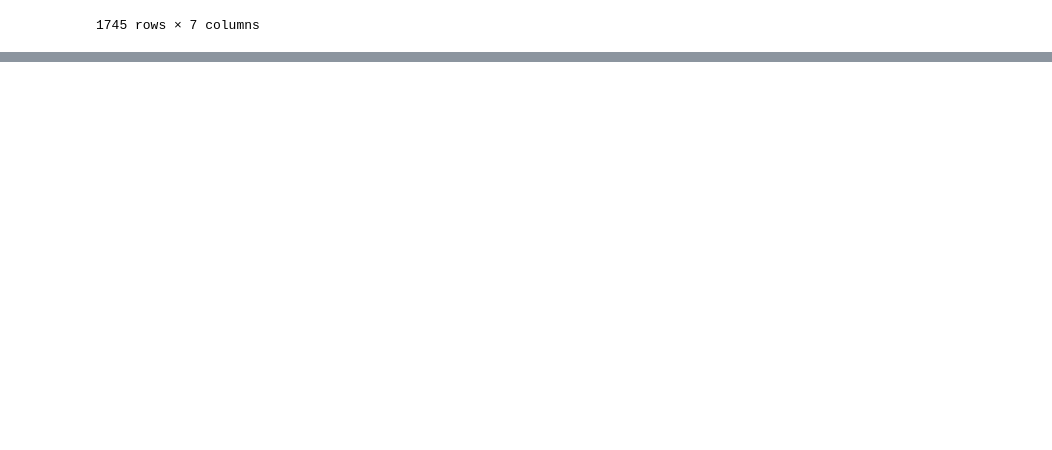
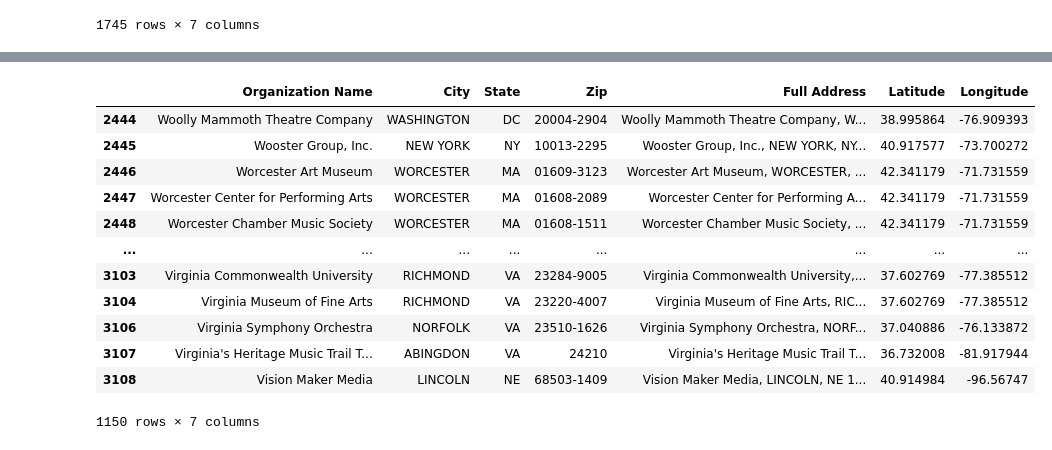
Before and after one commit to kristenvinh/NEA_NEH_Mapping, a Jupyter notebook: geocoding_cleaning.ipynb, the cells around one changed output, grey strips where cells are left out. Drawn from its saved outputs; the diff is of its cells as text; code cells hidden in the pictures; blank space fills up the shorter version.

```diff
--- a/geocoding_cleaning.ipynb
+++ b/geocoding_cleaning.ipynb
@@ -164,0 +201,18 @@ NEH_With_Geo
+# %%
+#Running Geocoding and saving files
+NEA_List[2] = geocoding(NEA_List[2])
+NEA_List[2]
+# %% [output]
+|  | Organization Name | City | State | Zip | Full Address | Latitude | Longitude |
+| 2444 | Woolly Mammoth Theatre Company | WASHINGTON | DC | 20004-2904 | Woolly Mammoth Theatre Company, W... | 38.995864 | -76.909393 |
+| 2445 | Wooster Group, Inc. | NEW YORK | NY | 10013-2295 | Wooster Group, Inc., NEW YORK, NY... | 40.917577 | -73.700272 |
+| 2446 | Worcester Art Museum | WORCESTER | MA | 01609-3123 | Worcester Art Museum, WORCESTER, ... | 42.341179 | -71.731559 |
+| 2447 | Worcester Center for Performing Arts | WORCESTER | MA | 01608-2089 | Worcester Center for Performing A... | 42.341179 | -71.731559 |
+| 2448 | Worcester Chamber Music Society | WORCESTER | MA | 01608-1511 | Worcester Chamber Music Society, ... | 42.341179 | -71.731559 |
+| ... | ... | ... | ... | ... | ... | ... | ... |
+| 3103 | Virginia Commonwealth University | RICHMOND | VA | 23284-9005 | Virginia Commonwealth University,... | 37.602769 | -77.385512 |
+| 3104 | Virginia Museum of Fine Arts | RICHMOND | VA | 23220-4007 | Virginia Museum of Fine Arts, RIC... | 37.602769 | -77.385512 |
+| 3106 | Virginia Symphony Orchestra | NORFOLK | VA | 23510-1626 | Virginia Symphony Orchestra, NORF... | 37.040886 | -76.133872 |
+| 3107 | Virginia's Heritage Music Trail T... | ABINGDON | VA | 24210 | Virginia's Heritage Music Trail T... | 36.732008 | -81.917944 |
+| 3108 | Vision Maker Media | LINCOLN | NE | 68503-1409 | Vision Maker Media, LINCOLN, NE 1... | 40.914984 | -96.56747 |
+1150 rows × 7 columns
```
Also changed, not shown: parts of 6 cells of this notebook, 1 other file.
